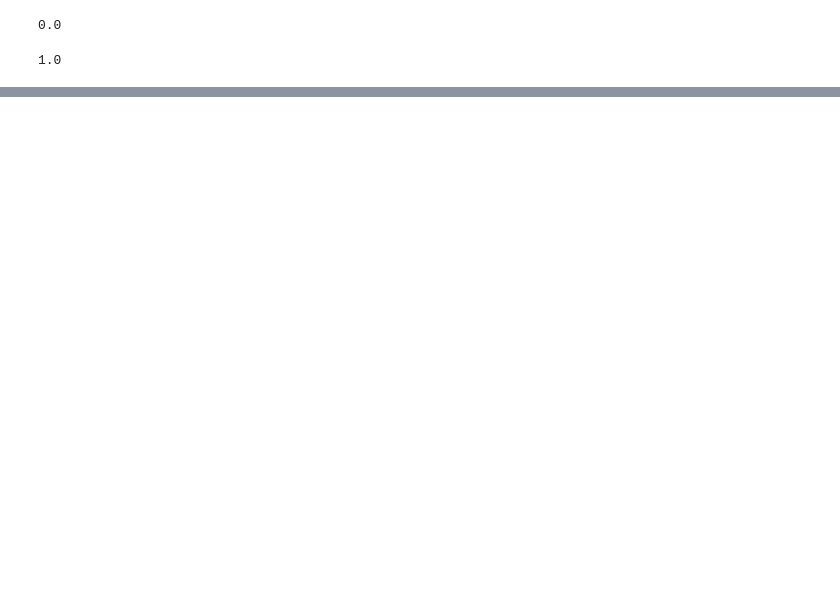
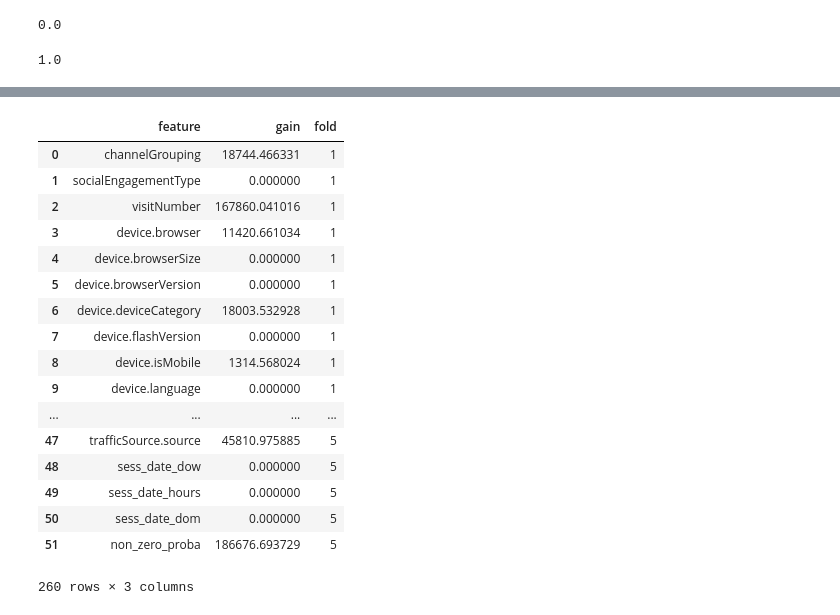
Before and after one commit to laveshbansal/GoogleRevenuePrediction, a Jupyter notebook: main.ipynb, the cells around one changed output, grey strips where cells are left out. Saved outputs shown, nothing was run; the diff lists cells and outputs as text; code cells hidden in the pictures; blank space fills up the shorter version.

```diff
--- a/main.ipynb
+++ b/main.ipynb
@@ -312,0 +332,21 @@ imp_df
+# %%
+importances
+# %% [output]
+|  | feature | gain | fold |
+| 0 | channelGrouping | 18744.466331 | 1 |
+| 1 | socialEngagementType | 0.000000 | 1 |
+| 2 | visitNumber | 167860.041016 | 1 |
+| 3 | device.browser | 11420.661034 | 1 |
+| 4 | device.browserSize | 0.000000 | 1 |
+| 5 | device.browserVersion | 0.000000 | 1 |
+| 6 | device.deviceCategory | 18003.532928 | 1 |
+| 7 | device.flashVersion | 0.000000 | 1 |
+| 8 | device.isMobile | 1314.568024 | 1 |
+| 9 | device.language | 0.000000 | 1 |
+| ... | ... | ... | ... |
+| 47 | trafficSource.source | 45810.975885 | 5 |
+| 48 | sess_date_dow | 0.000000 | 5 |
+| 49 | sess_date_hours | 0.000000 | 5 |
+| 50 | sess_date_dom | 0.000000 | 5 |
+| 51 | non_zero_proba | 186676.693729 | 5 |
+260 rows × 3 columns
```
Also changed, not shown: parts of 16 cells of this notebook.
